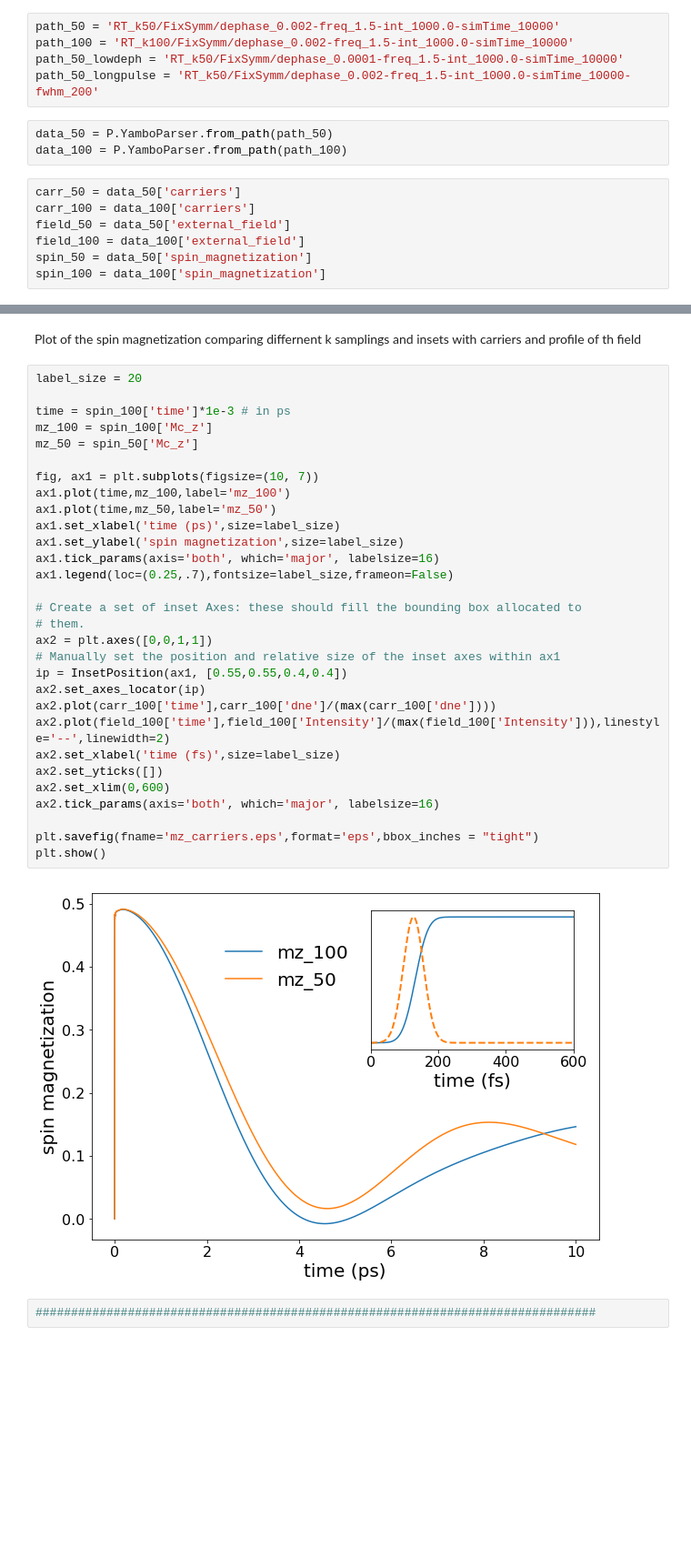
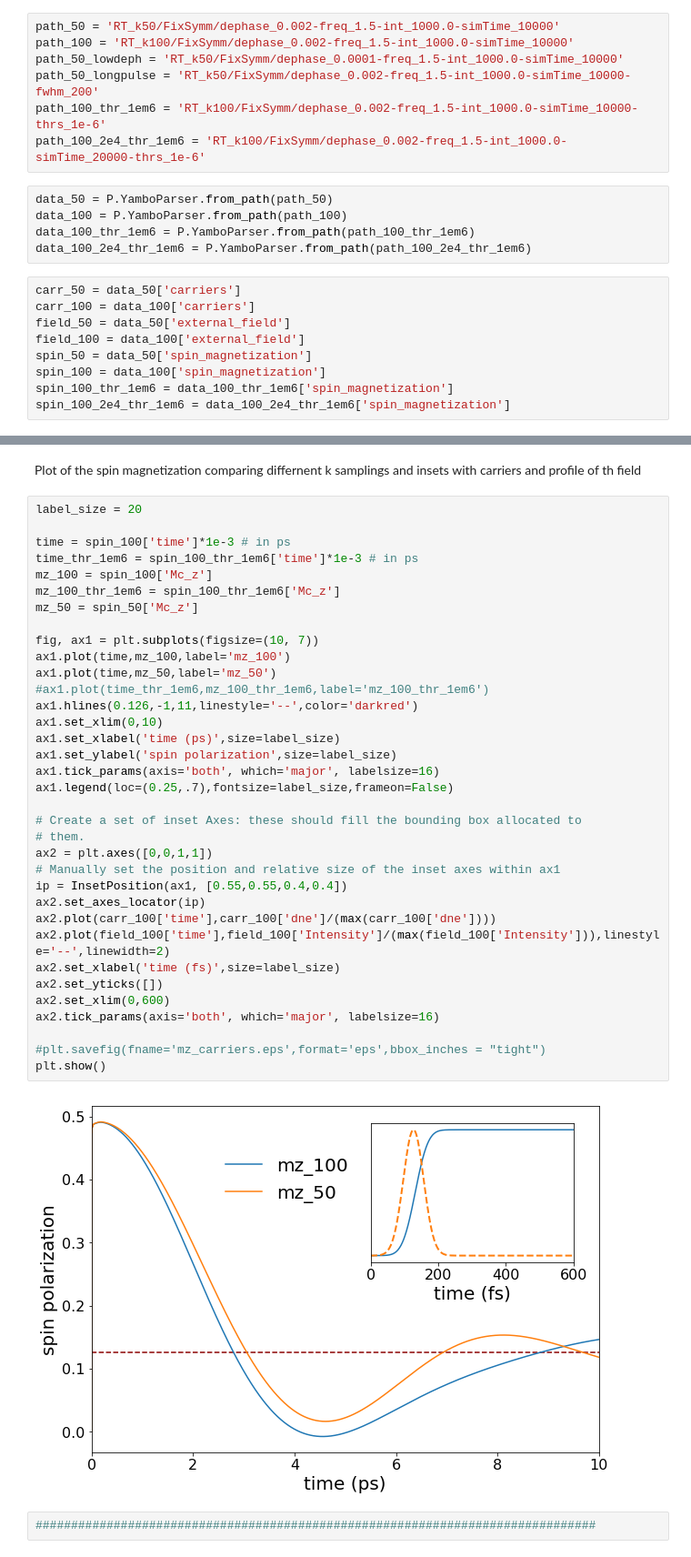
Before and after one commit to marcodalessandro76/Generation-and-decay-of-the-degree-of-spin-polarization-in-GaAs, a Jupyter notebook: ANALYSIS_Plots.ipynb, the cells around one changed output, grey strips where cells are left out. Shown at 91% size. Saved outputs shown, nothing was run; the diff lists cells and outputs as text; blank space fills up the shorter version.

```diff
--- a/ANALYSIS_Plots.ipynb
+++ b/ANALYSIS_Plots.ipynb
@@ -410,9 +410,13 @@ path_50 = 'RT_k50/FixSymm/dephase_0.002-freq_1.5-int_1000.0-simTime_10000'
 path_100 = 'RT_k100/FixSymm/dephase_0.002-freq_1.5-int_1000.0-simTime_10000'
 path_50_lowdeph = 'RT_k50/FixSymm/dephase_0.0001-freq_1.5-int_1000.0-simTime_10000'
 path_50_longpulse = 'RT_k50/FixSymm/dephase_0.002-freq_1.5-int_1000.0-simTime_10000-fwhm_200'
+path_100_thr_1em6 = 'RT_k100/FixSymm/dephase_0.002-freq_1.5-int_1000.0-simTime_10000-thrs_1e-6'
+path_100_2e4_thr_1em6 = 'RT_k100/FixSymm/dephase_0.002-freq_1.5-int_1000.0-simTime_20000-thrs_1e-6'
 # %%
 data_50 = P.YamboParser.from_path(path_50)
 data_100 = P.YamboParser.from_path(path_100)
+data_100_thr_1em6 = P.YamboParser.from_path(path_100_thr_1em6)
+data_100_2e4_thr_1em6 = P.YamboParser.from_path(path_100_2e4_thr_1em6)
 # %%
 carr_50 = data_50['carriers']
 carr_100 = data_100['carriers']
@@ -420,6 +424,8 @@ field_50 = data_50['external_field']
 field_100 = data_100['external_field']
 spin_50 = data_50['spin_magnetization']
 spin_100 = data_100['spin_magnetization']
+spin_100_thr_1em6 = data_100_thr_1em6['spin_magnetization']
+spin_100_2e4_thr_1em6 = data_100_2e4_thr_1em6['spin_magnetization']
 # %% [markdown]
 Plot of the magnetization with a low dephase in conduction
 # %%
@@ -469,35 +495,40 @@ Plot of the spin magnetization comparing differnent k samplings and insets with
 # %%
 label_size = 20
 
 time = spin_100['time']*1e-3 # in ps
+time_thr_1em6 = spin_100_thr_1em6['time']*1e-3 # in ps
 mz_100 = spin_100['Mc_z']
+mz_100_thr_1em6 = spin_100_thr_1em6['Mc_z']
 mz_50 = spin_50['Mc_z']
 
 fig, ax1 = plt.subplots(figsize=(10, 7))
 ax1.plot(time,mz_100,label='mz_100')
 ax1.plot(time,mz_50,label='mz_50')
+#ax1.plot(time_thr_1em6,mz_100_thr_1em6,label='mz_100_thr_1em6')
+ax1.hlines(0.126,-1,11,linestyle='--',color='darkred')
+ax1.set_xlim(0,10)
 ax1.set_xlabel('time (ps)',size=label_size)
-ax1.set_ylabel('spin magnetization',size=label_size)
+ax1.set_ylabel('spin polarization',size=label_size)
 ax1.tick_params(axis='both', which='major', labelsize=16)
 ax1.legend(loc=(0.25,.7),fontsize=label_size,frameon=False)
 
 # Create a set of inset Axes: these should fill the bounding box allocated to
 # them.
 ax2 = plt.axes([0,0,1,1])
 # Manually set the position and relative size of the inset axes within ax1
 ip = InsetPosition(ax1, [0.55,0.55,0.4,0.4])
 ax2.set_axes_locator(ip)
 ax2.plot(carr_100['time'],carr_100['dne']/(max(carr_100['dne'])))
 ax2.plot(field_100['time'],field_100['Intensity']/(max(field_100['Intensity'])),linestyle='--',linewidth=2)
 ax2.set_xlabel('time (fs)',size=label_size)
 ax2.set_yticks([])
 ax2.set_xlim(0,600)
 ax2.tick_params(axis='both', which='major', labelsize=16)
 
-plt.savefig(fname='mz_carriers.eps',format='eps',bbox_inches = "tight")
+#plt.savefig(fname='mz_carriers.eps',format='eps',bbox_inches = "tight")
 plt.show()
 # %% [output]
-[figure, old version]
+[figure, new version]
 # %%
 ###############################################################################
 # %%
```
Also changed, not shown: parts of 3 cells of this notebook, 2 other files.
